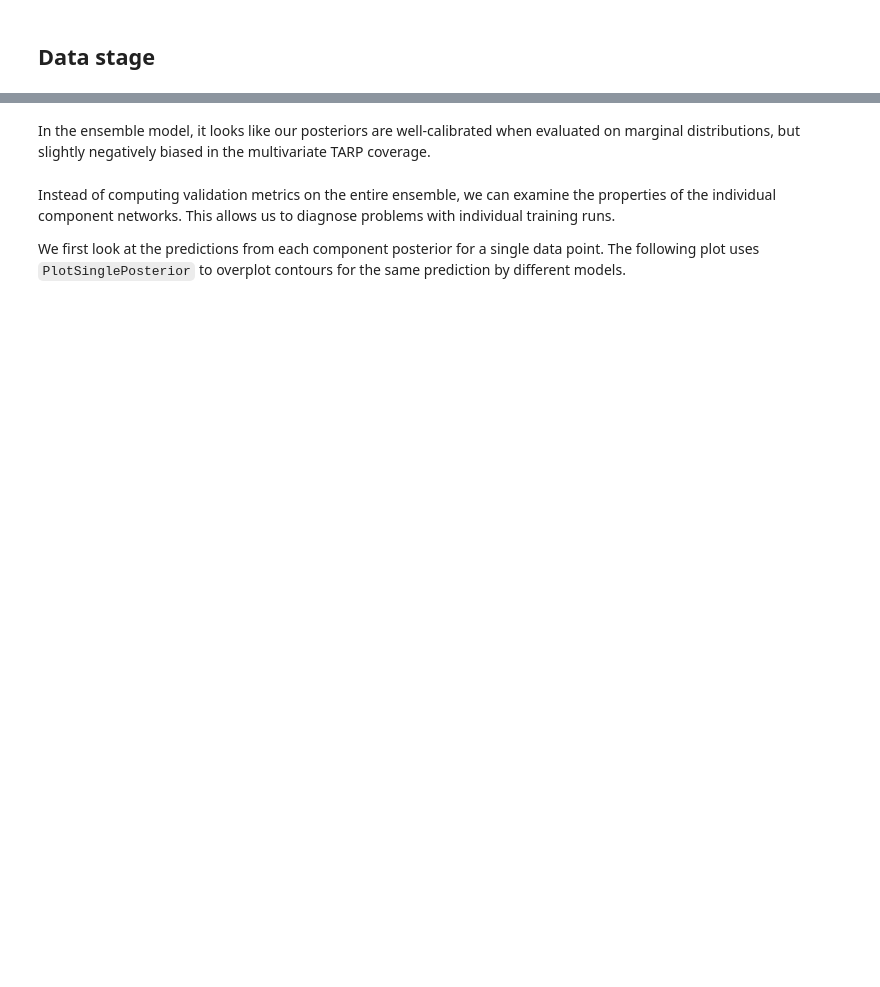
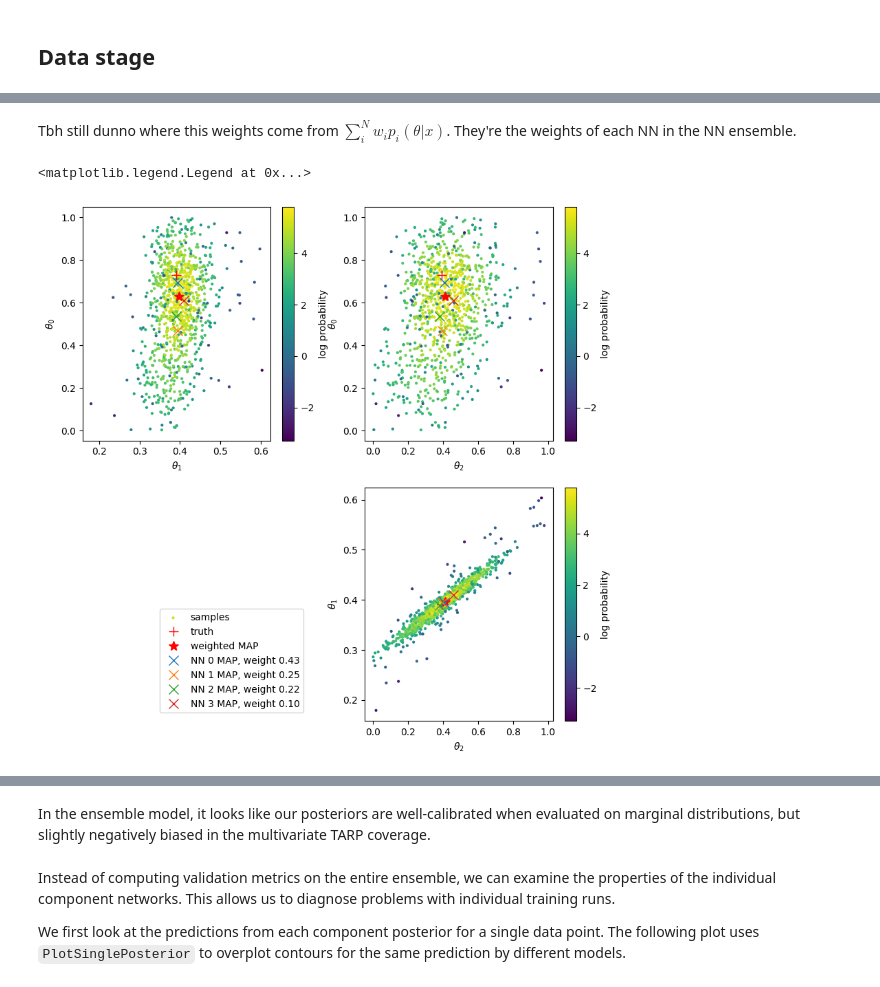
Before and after one commit to plt109/ltu-ili, a Jupyter notebook: notebooks/my_npe.ipynb, the cells around one changed output, grey strips where cells are left out. Cells and saved outputs as stored; diff of their text form; code cells hidden in the pictures; blank space fills up the shorter version.

```diff
--- a/notebooks/my_npe.ipynb
+++ b/notebooks/my_npe.ipynb
@@ -194,0 +238,5 @@ And how do I fish out information about the architecture and configuration of th
+# %%
+map_indices = np.argmax(log_prob, axis=1)
+map_thetas = samples[map_indices]
+map_indices
+# not too surprising that different models will have MAP at different theta
@@ -194,0 +255,29 @@ And how do I fish out information about the architecture and configuration of th
+# %% [markdown]
+Tbh still dunno where this weights come from $\sum_{i}^{N} w_{i} p_i(\theta|x)$. They're the weights of each NN in the NN ensemble.
+# %%
+# plot the posterior samples and the true value
+plt.figure(figsize=(15, 15))
+for ii in range(num_params):
+    for jj in range(num_params):
+        if ii <= jj:
+            continue
+
+        plt.subplot(num_params, num_params, jj*num_params + ii + 1)
+        im = plt.scatter(samples[:, ii], samples[:, jj], c=log_prob_weighted, s=4, label='samples')
+
+        plt.plot(theta[ind, ii], theta[ind, jj], 'r+', markersize=10, label='truth')
+
+        plt.plot(weighted_map_theta[ii], weighted_map_theta[jj], 'r*', markersize=10, label='weighted MAP')
+
+        for _model in range(len(map_thetas)):
+            plt.plot(map_thetas[_model, ii], map_thetas[_model, jj],
+                     color=f'C{_model}', marker='x', markersize=10, ls='None',
+                     label=f'NN {_model} MAP, weight {np.exp(log_weights[_model].item()):.2f}')
+
+        plt.xlabel(f'$\\theta_{ii}$')
+        plt.ylabel(f'$\\theta_{jj}$')
+        plt.colorbar(im, label='log probability', use_gridspec=True)
+plt.legend(bbox_to_anchor=(-0.3, 0.5), loc='upper right')
+# %% [output]
+<matplotlib.legend.Legend at 0x...>
+[figure, added]
```
Also changed, not shown: parts of 25 cells of this notebook.
